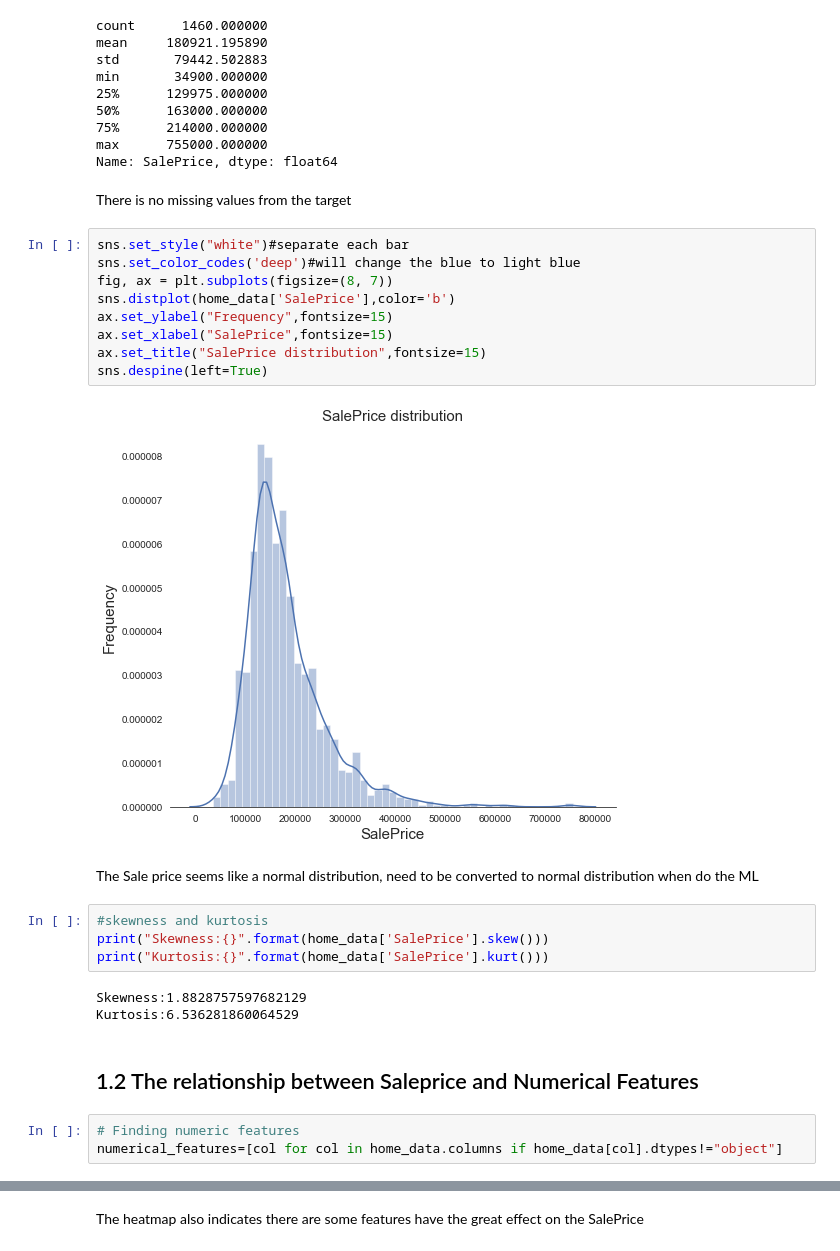
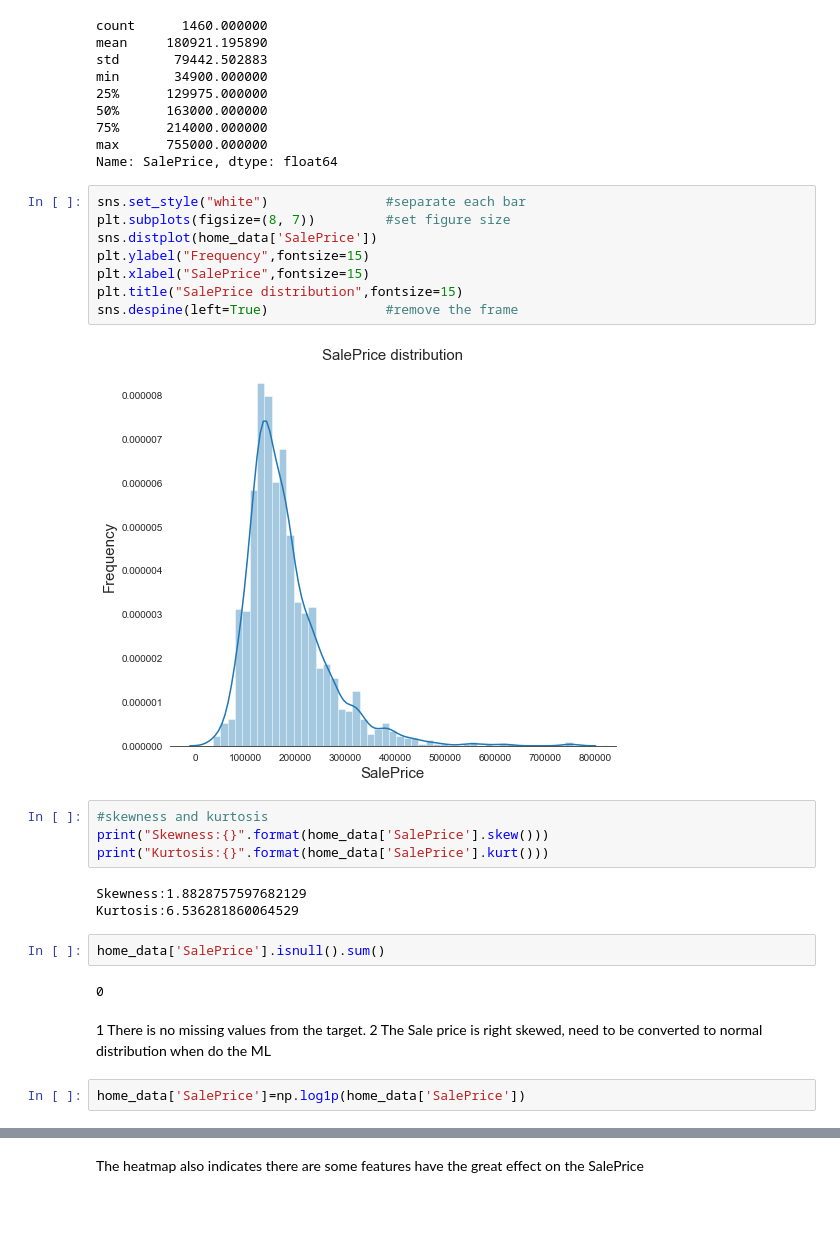
Before and after one commit to joshhmzhang/Machine-Learning-Kaggle-competition-Housing-price, a Jupyter notebook: Machine Learning Competitions.ipynb, the cells around one changed output, grey strips where cells are left out. Drawn from its saved outputs; the diff is of its cells as text; blank space fills up the shorter version.

```diff
--- a/Machine Learning Competitions.ipynb
+++ b/Machine Learning Competitions.ipynb
@@ -88,21 +78,16 @@ min       34900.000000
 75%      214000.000000
 max      755000.000000
 Name: SalePrice, dtype: float64
-# %% [markdown]
-There is no missing values from the target
 # %%
-sns.set_style("white")#separate each bar
-sns.set_color_codes('deep')#will change the blue to light blue
-fig, ax = plt.subplots(figsize=(8, 7))
-sns.distplot(home_data['SalePrice'],color='b')
-ax.set_ylabel("Frequency",fontsize=15)
-ax.set_xlabel("SalePrice",fontsize=15)
-ax.set_title("SalePrice distribution",fontsize=15)
-sns.despine(left=True)
+sns.set_style("white")               #separate each bar
+plt.subplots(figsize=(8, 7))         #set figure size
+sns.distplot(home_data['SalePrice'])
+plt.ylabel("Frequency",fontsize=15)
+plt.xlabel("SalePrice",fontsize=15)
+plt.title("SalePrice distribution",fontsize=15)
+sns.despine(left=True)               #remove the frame
 # %% [output]
-[figure, old version]
+[figure, new version]
-# %% [markdown]
-The Sale price seems like a normal distribution, need to be converted to normal distribution when do the ML
 # %%
 #skewness and kurtosis
 print("Skewness:{}".format(home_data['SalePrice'].skew()))
@@ -110,8 +95,12 @@ print("Kurtosis:{}".format(home_data['SalePrice'].kurt()))
 # %% [output]
 Skewness:1.8828757597682129
 Kurtosis:6.536281860064529
-# %% [markdown]
-## 1.2 The relationship between Saleprice and Numerical Features
-# %%
-# Finding numeric features
-numerical_features=[col for col in home_data.columns if home_data[col].dtypes!="object"]
+# %%
+home_data['SalePrice'].isnull().sum()
+# %% [output]
+0
+# %% [markdown]
+1 There is no missing values from the target.
+2 The Sale price is right skewed, need to be converted to normal distribution when do the ML
+# %%
+home_data['SalePrice']=np.log1p(home_data['SalePrice'])
```
Also changed, not shown: parts of 97 cells of this notebook.
